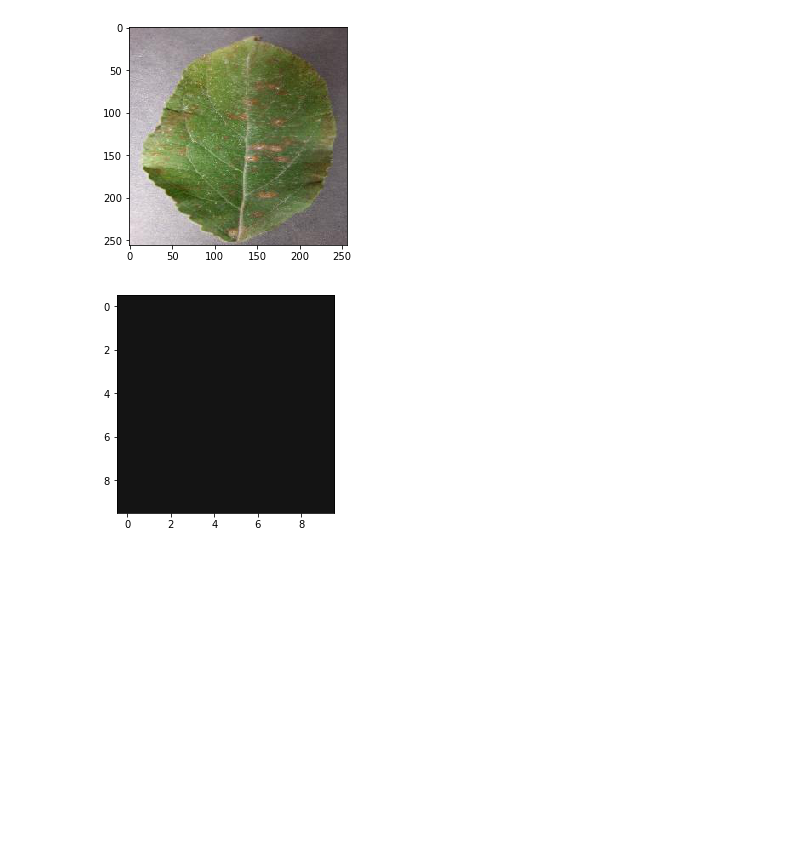
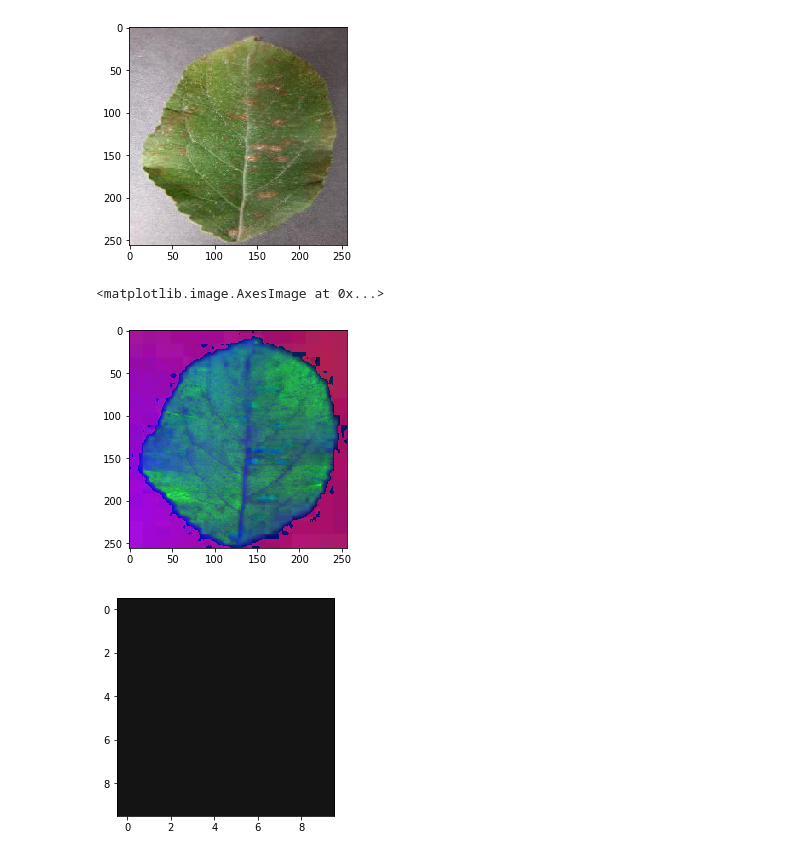
Before and after one commit to mehra-deepak/Plant-Disease-Detection, a Jupyter notebook: SC.ipynb, the cells around one changed output. Cells and saved outputs as stored; diff of their text form; code cells hidden in the pictures; blank space fills up the shorter version.

Commit message:
add image segmentation code

```diff
--- a/SC.ipynb
+++ b/SC.ipynb
@@ -222,6 +216,10 @@ plt.show()
 [figure]
 # %%
 hsv_patta = cv2.cvtColor(patta, cv2.COLOR_RGB2HSV)
+plt.imshow(hsv_patta)
+# %% [output]
+<matplotlib.image.AxesImage at 0x...>
+[figure, added]
 # %%
 colors = cv2.split(hsv_patta)
 # %%
```
Also changed, not shown: parts of 6 cells of this notebook, 2 other files.
